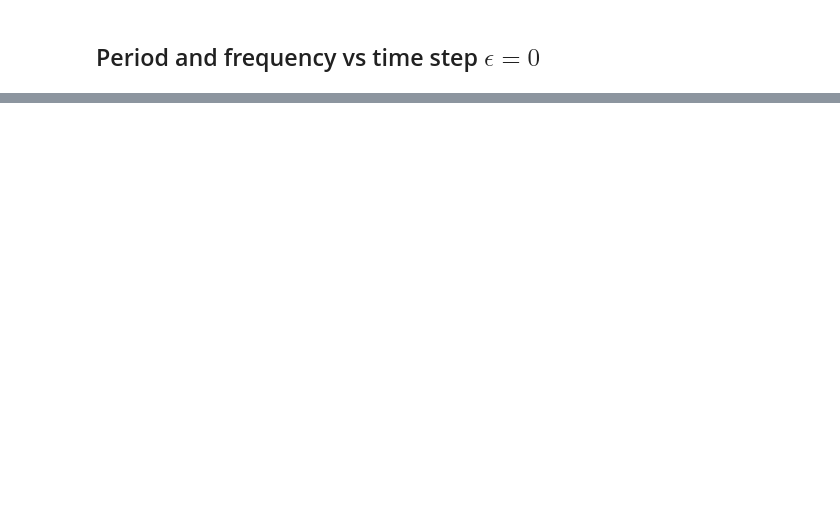
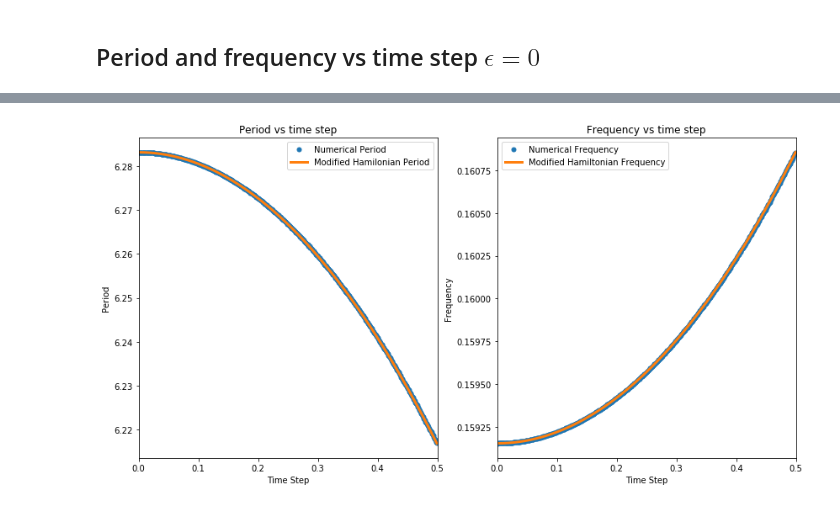
Before and after one commit to fzadra/VanDerPolContact, a Jupyter notebook: VDP.ipynb, the cells around one changed output, grey strips where cells are left out. Drawn from its saved outputs; the diff is of its cells as text; code cells hidden in the pictures; blank space fills up the shorter version.

Commit message:
Add files via upload
label fixed in the frequency/period study
added big epsilon orbits

```diff
--- a/VDP.ipynb
+++ b/VDP.ipynb
@@ -132,0 +198,26 @@ plt.show()
+# %%
+plt.figure(figsize=(14,7))
+plt.subplot(121)
+plt.gca().set_title("Period vs time step")
+plt.plot(dt,T,'.',label="Numerical Period",markersize=10)
+plt.plot(dt,1/(np.sqrt((5040 - 420*dt**2 - 42*dt**4 - 6*dt**6 - dt**8)*
+                       (1260 + 210*dt**2 + 42*dt**4 + 9*dt**6 + 2*dt**8))/(5040.*np.pi)),
+         label="Modified Hamilonian Period",linewidth=3)
+plt.xlim((0,0.5))
+plt.ylabel("Period")
+plt.xlabel("Time Step")
+plt.legend(loc='bottom left')
+
+plt.subplot(122)
+plt.gca().set_title("Frequency vs time step")
+plt.plot(dt,1/T,'.',label="Numerical Frequency",markersize=10)
+plt.plot(dt,np.sqrt((5040 - 420*dt**2 - 42*dt**4 - 6*dt**6 - dt**8)*
+                    (1260 + 210*dt**2 + 42*dt**4 + 9*dt**6 + 2*dt**8))/(5040.*np.pi),
+        label="Modified Hamiltonian Frequency",linewidth=3)
+plt.xlim((0,0.5))
+plt.ylabel("Frequency")
+plt.xlabel("Time Step")
+plt.legend(loc='upper left')
+plt.show()
+# %% [output]
+[figure, added]
```
Also changed, not shown: parts of 11 cells of this notebook.
